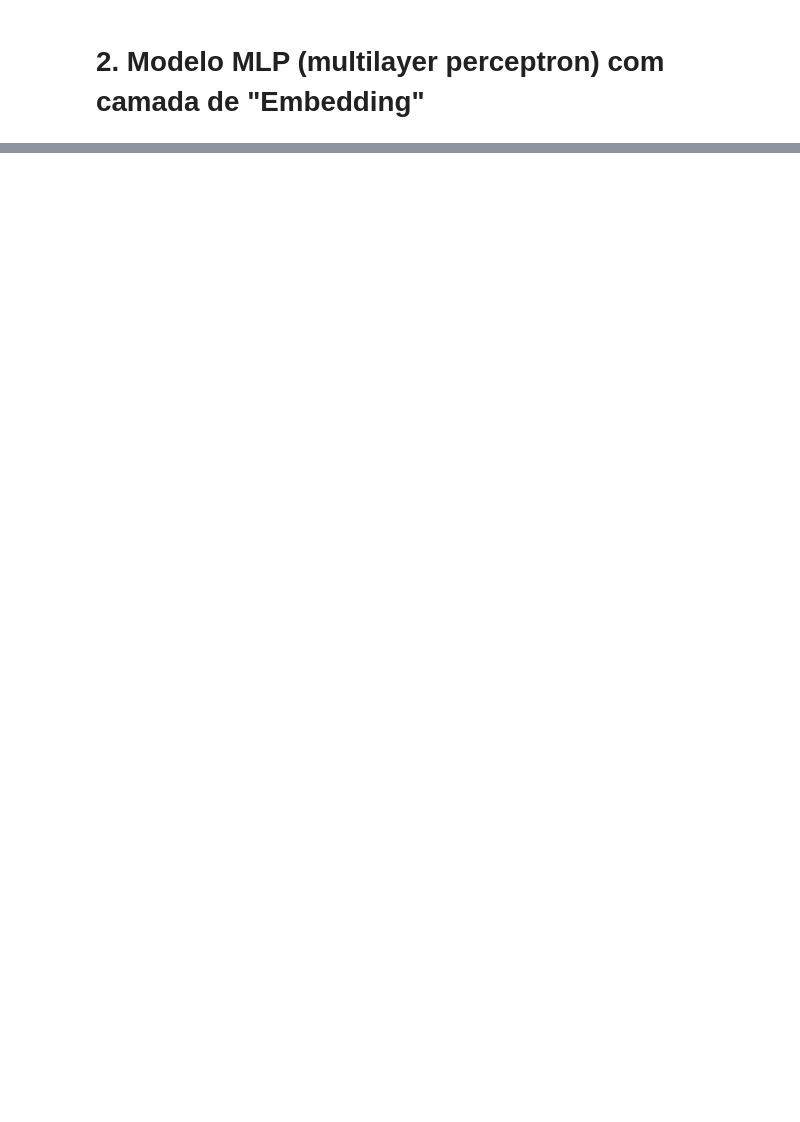
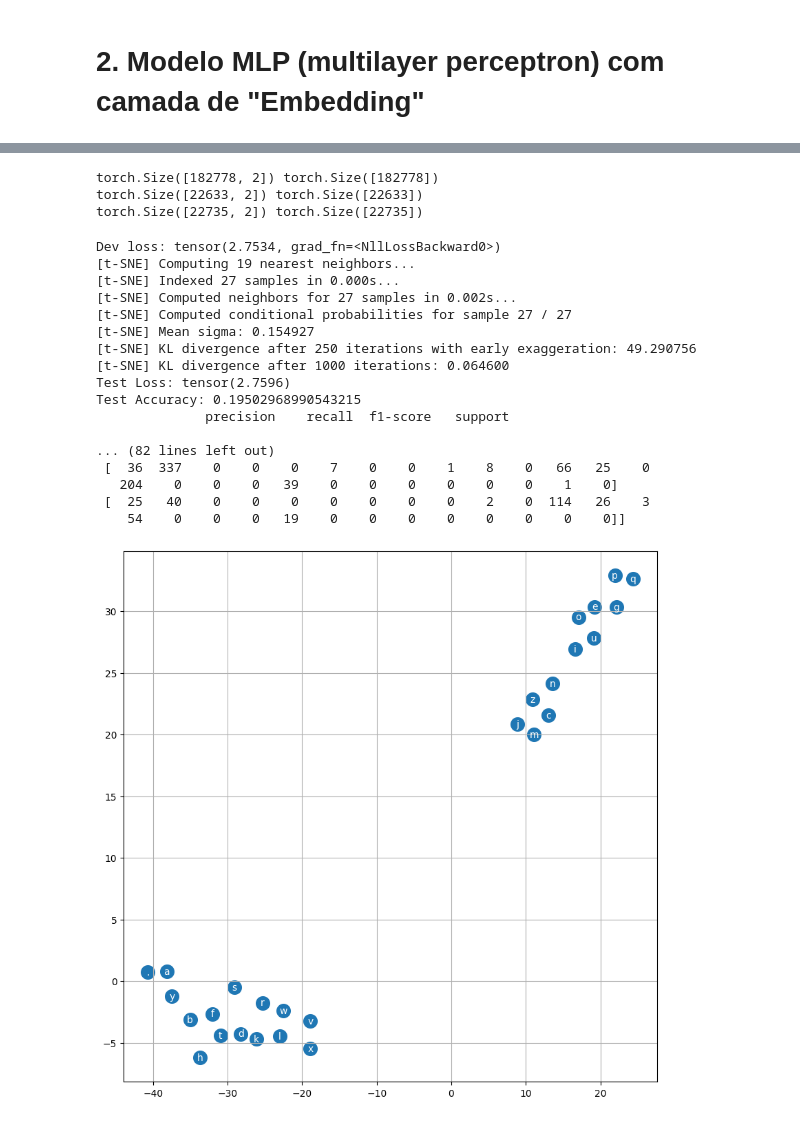
Before and after one commit to sofiafernandescd/avii, a Jupyter notebook: projeto1/AVII-projeto1-nivel2.ipynb, the cells around one changed output, grey strips where cells are left out. Cells and saved outputs as stored; diff of their text form; code cells hidden in the pictures; blank space fills up the shorter version.

```diff
--- a/projeto1/AVII-projeto1-nivel2.ipynb
+++ b/projeto1/AVII-projeto1-nivel2.ipynb
@@ -186,3 +252,17 @@ noui.
 veny.
 dgamisagriatey.
 kor.
+# %%
+#### AVALIAR MODELO NO CONJUNTO DE TESTE ####
+y_pred = []
+for ix in Xte:
+  # linha de probabilidades do caracter anterior
+  pp = p[ix]
+  # caracter seguinte, com base nas probabilidades obtidas das contagens
+  out = torch.multinomial(pp, num_samples=1, replacement=True, generator=g).item() # tensor, item() transforma tensor num numero
+  y_pred.append(out)
+
+
+print(classification_report(Yte, y_pred))
+print(confusion_matrix(Yte, y_pred))
+accuracy_score(Yte, y_pred)
@@ -192,7 +291,7 @@ Com os parâmetros estimados através da otimização do critério de ML (Maximu
 # %%
 #create training set
 xs, ys = [], []
-for w in words[:int(0.7*len(words))]:
+for w in words_train:
   chs = ['.'] + list(w) + ['.']
   for ch1, ch2 in zip(chs, chs[1:]):
     ix1=stoi[ch1]
@@ -206,7 +305,7 @@ ys = torch.tensor(ys)
 
 #create test set
 xt, yt = [], []
-for w in words[int(0.7*len(words)):]:
+for w in words_test:
   chs = ['.'] + list(w) + ['.']
   for ch1, ch2 in zip(chs, chs[1:]):
     ix1=stoi[ch1]
@@ -287,0 +373,14 @@ xs, ys
+# %%
+#### AVALIAR NO CONJUNTO DE TESTE ###
+y_pred = []
+for ix in xt:
+  logits= W[ix]
+  counts = logits.exp()
+  probs = counts /counts.sum()
+  out = torch.multinomial(probs, num_samples=1, replacement=True, generator=g).item()
+  y_pred.append(out)
+
+
+print(classification_report(yt, y_pred))
+print(confusion_matrix(yt, y_pred))
+accuracy_score(yt, y_pred)
@@ -567,0 +526,31 @@ generate_name(model, 'Sof')
+# %%
+# hiper-parâmetros
+context = 2
+dim = 2
+int_neurons = 100
+lr = 0.5
+epochs = 300
+
+experiment(context, dim, int_neurons, lr, epochs)
+# %% [output]
+torch.Size([182778, 2]) torch.Size([182778])
+torch.Size([22633, 2]) torch.Size([22633])
+torch.Size([22735, 2]) torch.Size([22735])
+Dev loss: tensor(2.7534, grad_fn=<NllLossBackward0>)
+[t-SNE] Computing 19 nearest neighbors...
+[t-SNE] Indexed 27 samples in 0.000s...
+[t-SNE] Computed neighbors for 27 samples in 0.002s...
+[t-SNE] Computed conditional probabilities for sample 27 / 27
+[t-SNE] Mean sigma: 0.154927
+[t-SNE] KL divergence after 250 iterations with early exaggeration: 49.290756
+[t-SNE] KL divergence after 1000 iterations: 0.064600
+Test Loss: tensor(2.7596)
+Test Accuracy: 0.19502968990543215
+              precision    recall  f1-score   support
+
+... (82 lines left out)
+ [  36  337    0    0    0    7    0    0    1    8    0   66   25    0
+   204    0    0    0   39    0    0    0    0    0    0    1    0]
+ [  25   40    0    0    0    0    0    0    0    2    0  114   26    3
+    54    0    0    0   19    0    0    0    0    0    0    0    0]]
+[figure, added]
```
Also changed, not shown: parts of 46 cells of this notebook, 2 other files.
